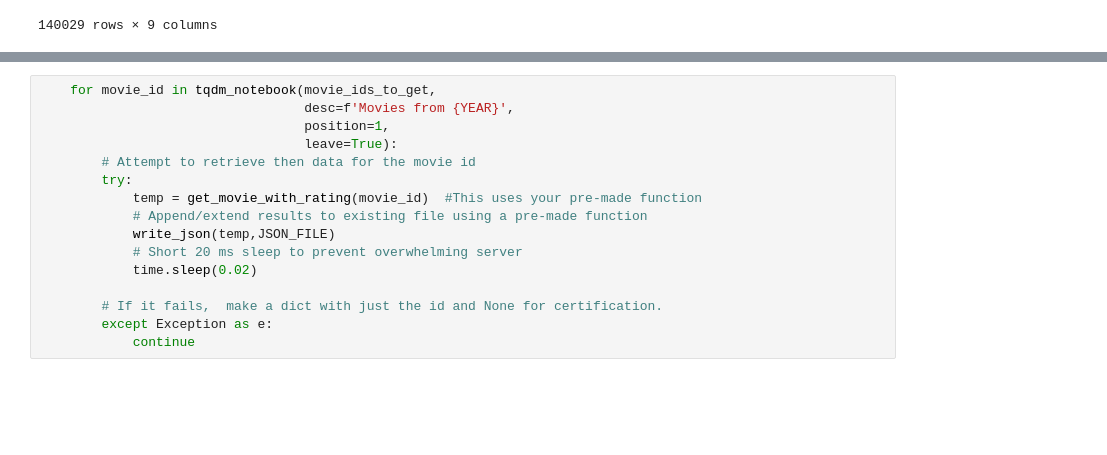
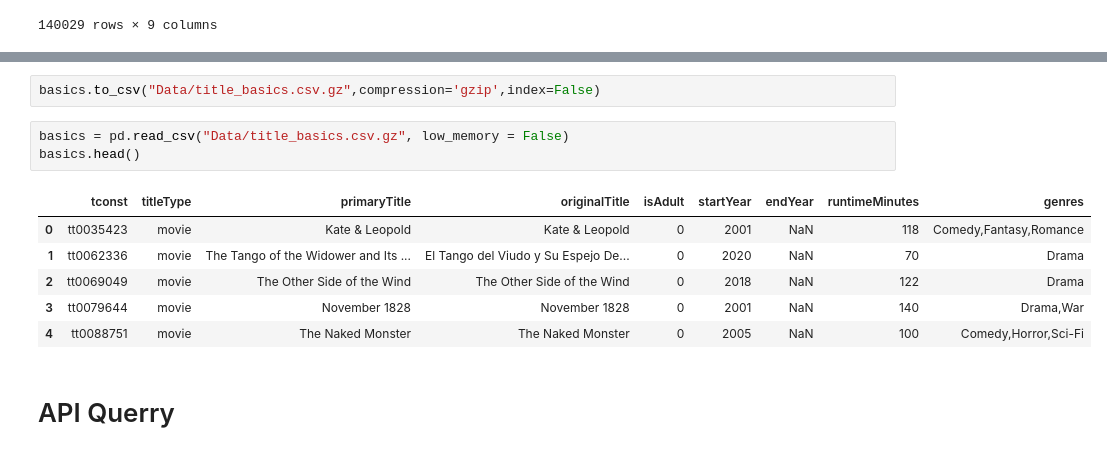
Before and after one commit to edfakie2/DOJO-PRODJECT-3, a Jupyter notebook: Prodject 3 .ipynb, the cells around one changed output, grey strips where cells are left out. Saved outputs shown, nothing was run; the diff lists cells and outputs as text; blank space fills up the shorter version.

```diff
--- a/Prodject 3 .ipynb
+++ b/Prodject 3 .ipynb
@@ -298,16 +201,14 @@ def write_json(new_data, filename):
-# %%
-    for movie_id in tqdm_notebook(movie_ids_to_get,
-                                  desc=f'Movies from {YEAR}',
-                                  position=1,
-                                  leave=True):
-        # Attempt to retrieve then data for the movie id
-        try:
-            temp = get_movie_with_rating(movie_id)  #This uses your pre-made function
-            # Append/extend results to existing file using a pre-made function
-            write_json(temp,JSON_FILE)
-            # Short 20 ms sleep to prevent overwhelming server
-            time.sleep(0.02)
-
-        # If it fails,  make a dict with just the id and None for certification.
-        except Exception as e:
-            continue
+# %%
+basics.to_csv("Data/title_basics.csv.gz",compression='gzip',index=False)
+# %%
+basics = pd.read_csv("Data/title_basics.csv.gz", low_memory = False)
+basics.head()
+# %% [output]
+|  | tconst | titleType | primaryTitle | originalTitle | isAdult | startYear | endYear | runtimeMinutes | genres |
+| 0 | tt0035423 | movie | Kate & Leopold | Kate & Leopold | 0 | 2001 | NaN | 118 | Comedy,Fantasy,Romance |
+| 1 | tt0062336 | movie | The Tango of the Widower and Its ... | El Tango del Viudo y Su Espejo De... | 0 | 2020 | NaN | 70 | Drama |
+| 2 | tt0069049 | movie | The Other Side of the Wind | The Other Side of the Wind | 0 | 2018 | NaN | 122 | Drama |
+| 3 | tt0079644 | movie | November 1828 | November 1828 | 0 | 2001 | NaN | 140 | Drama,War |
+| 4 | tt0088751 | movie | The Naked Monster | The Naked Monster | 0 | 2005 | NaN | 100 | Comedy,Horror,Sci-Fi |
+# %% [markdown]
+# API Querry
```
Also changed, not shown: parts of 43 cells of this notebook, 9 other files.
